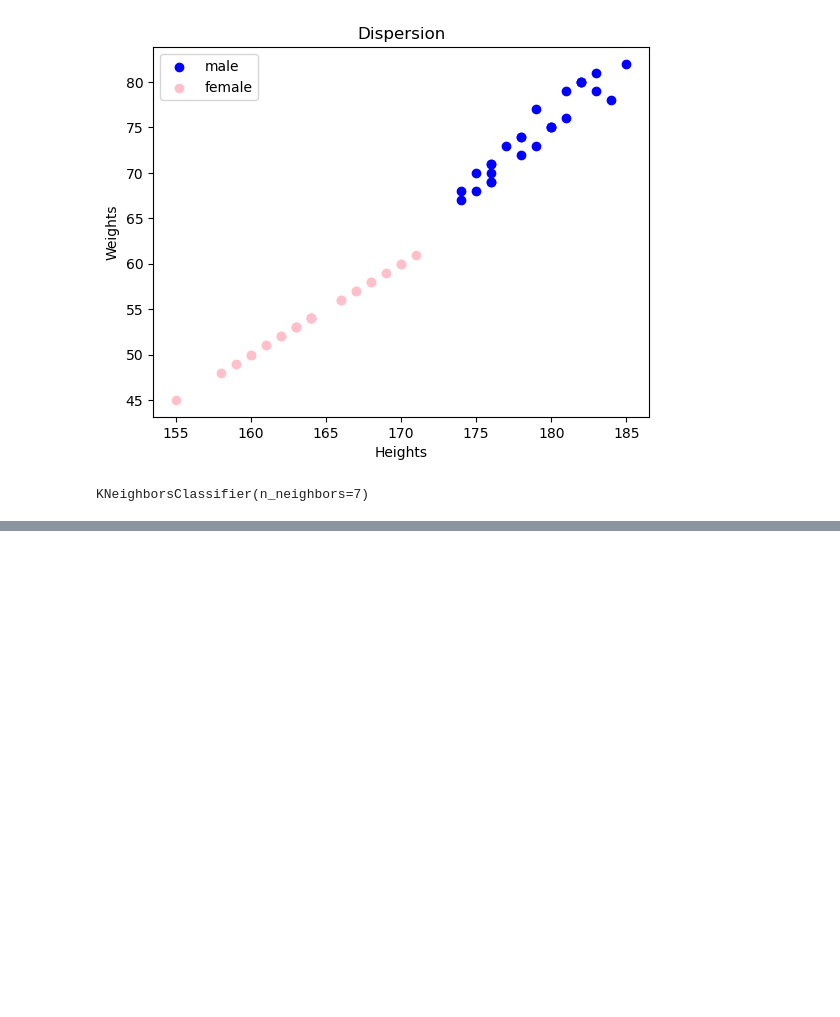
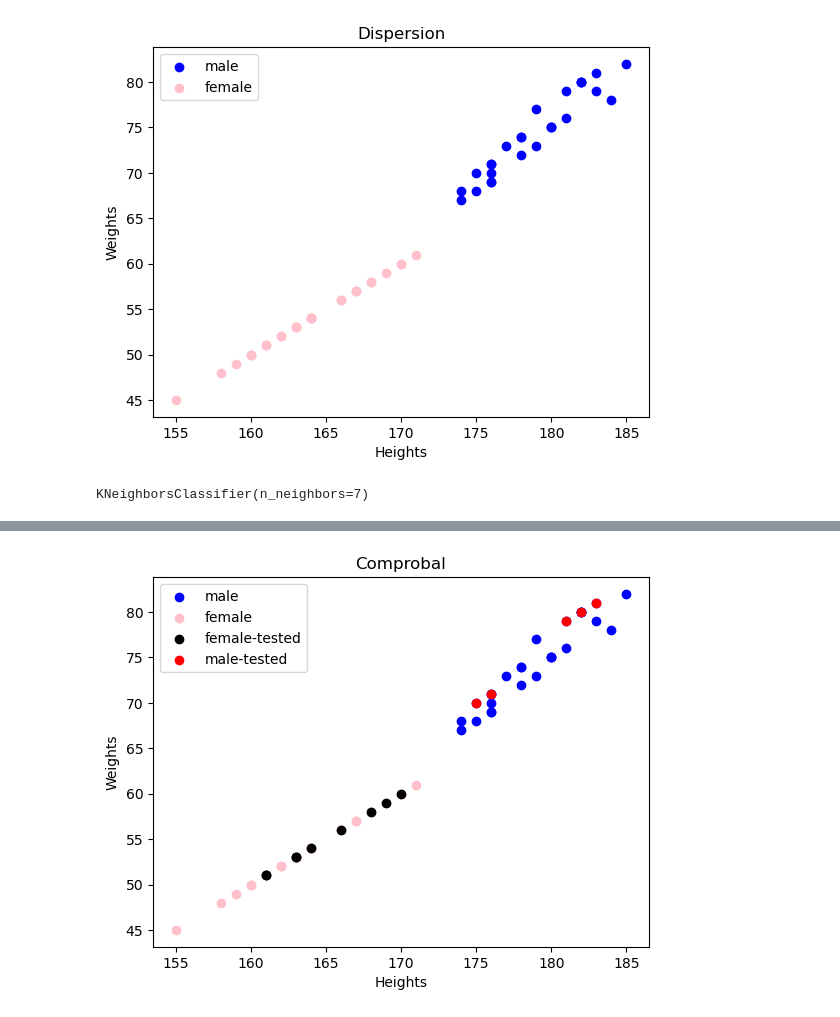
Before and after one commit to PhilipSanM/AI_L0v3rs, a Jupyter notebook: AI_Eng/AI_Fndmntls/K-NN/K-nn for heights and weights.ipynb, the cells around one changed output, grey strips where cells are left out. Saved outputs shown, nothing was run; the diff lists cells and outputs as text; code cells hidden in the pictures; blank space fills up the shorter version.

```diff
--- a/AI_Eng/AI_Fndmntls/K-NN/K-nn for heights and weights.ipynb
+++ b/AI_Eng/AI_Fndmntls/K-NN/K-nn for heights and weights.ipynb
@@ -115,0 +166,2 @@ KNeighborsClassifier(n_neighbors=7)
+# %%
+prediction = knn.predict(test_data)
@@ -115,0 +174,6 @@ KNeighborsClassifier(n_neighbors=7)
+# %%
+# So our result is
+test_data['sex'] = prediction
+# changing the row of the category
+test_data = test_data[['sex','height','weight']]
+test_data
@@ -115,0 +196,28 @@ KNeighborsClassifier(n_neighbors=7)
+# %%
+ax = plt.axes()
+ax.scatter(height_and_weight_data.loc[height_and_weight_data['sex'] == 'male', 'height'],
+           height_and_weight_data.loc[height_and_weight_data['sex'] == 'male', 'weight'],
+           c="blue",
+           label="male")
+ax.scatter(height_and_weight_data.loc[height_and_weight_data['sex'] == 'female', 'height'],
+           height_and_weight_data.loc[height_and_weight_data['sex'] == 'female', 'weight'],
+           c="pink",
+           label="female")
+
+ax.scatter(test_data.loc[test_data['sex'] == 'female', 'height'],
+           test_data.loc[test_data['sex'] == 'female', 'weight'],
+           c="black",
+           label="female-tested")
+
+ax.scatter(test_data.loc[test_data['sex'] == 'male', 'height'],
+           test_data.loc[test_data['sex'] == 'male', 'weight'],
+           c="red",
+           label="male-tested")
+
+plt.title("Comprobal")
+plt.xlabel("Heights")
+plt.ylabel("Weights")
+ax.legend()
+plt.show()
+# %% [output]
+[figure, added]
```
Also changed, not shown: parts of 7 cells of this notebook, 2 other files.
